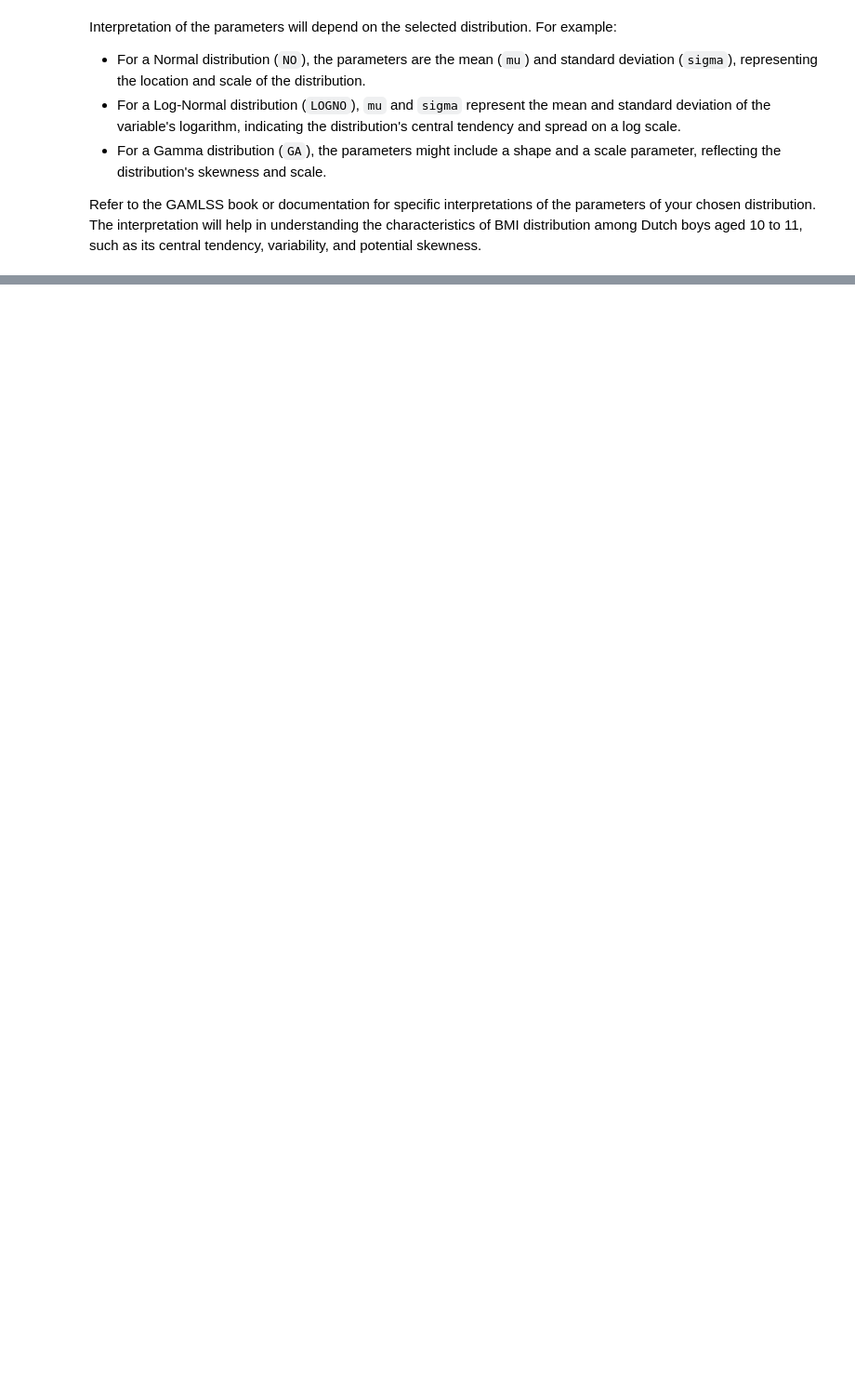
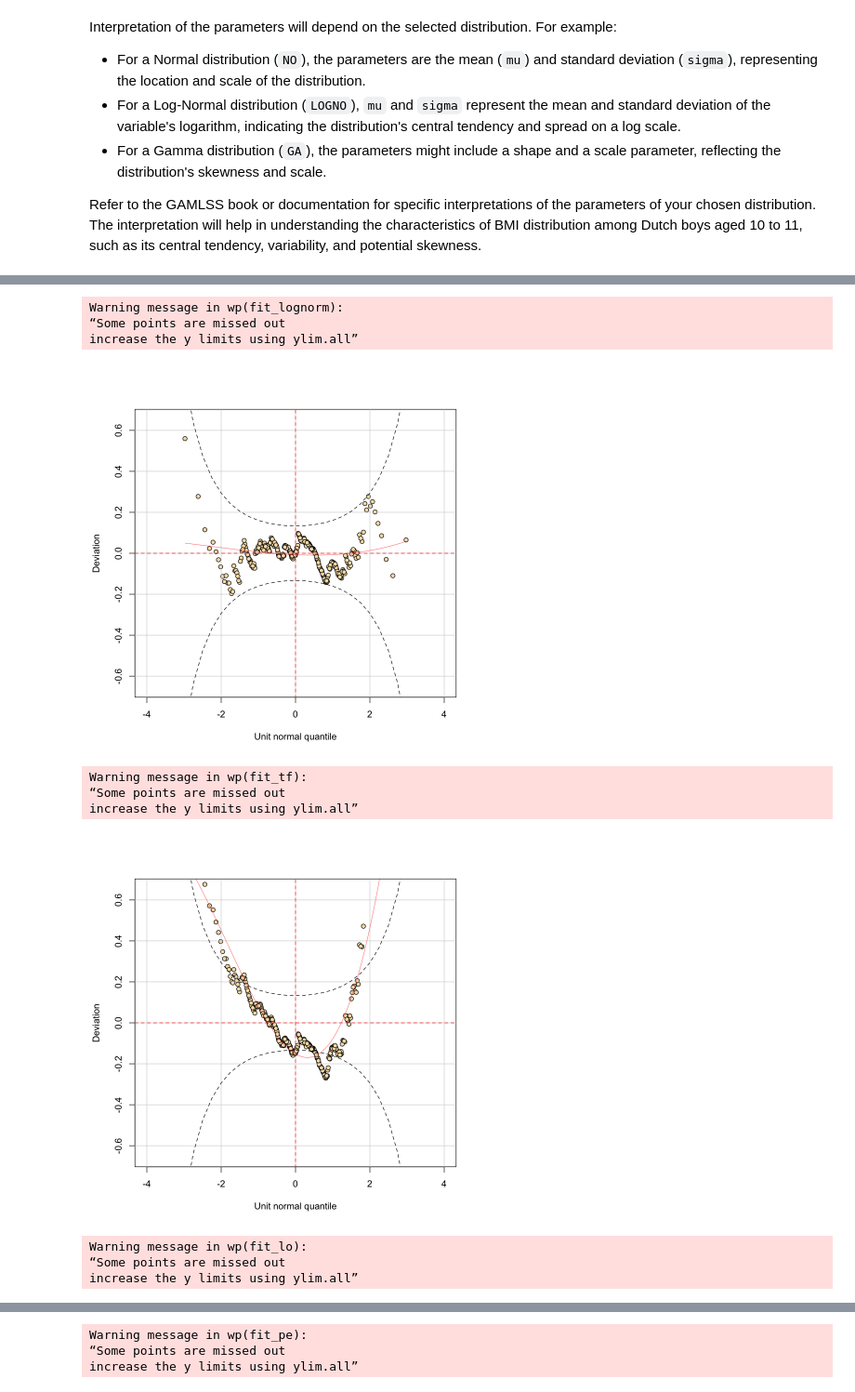
Before and after one commit to skingham/londonmet_ma7007, a Jupyter notebook: notebooks/Assignment Draft.ipynb, the cells around one changed output, grey strips where cells are left out. Shown at 93% size. Saved outputs shown, nothing was run; the diff lists cells and outputs as text; code cells hidden in the pictures; blank space fills up the shorter version.

```diff
--- a/notebooks/Assignment Draft.ipynb
+++ b/notebooks/Assignment Draft.ipynb
@@ -104,0 +211,35 @@ Refer to the GAMLSS book or documentation for specific interpretations of the pa
+# %%
+
+wp(fit_jsu)
+
+wp(fit_lognorm)
+
+wp(fit_tf)
+
+wp(fit_lo)
+
+wp(fit_pe)
+
+wp(fit_gamma)
+
+wp(fit_norm)
+
+wp(fit_wei)
+
+wp(fit_gu)
+
+wp(fit_exp)
+
+wp(fit_lg)
+# %% [output]
+Warning message in wp(fit_lognorm):
+“Some points are missed out
+increase the y limits using ylim.all”
+[figure, added]
+Warning message in wp(fit_tf):
+“Some points are missed out
+increase the y limits using ylim.all”
+[figure, added]
+Warning message in wp(fit_lo):
+“Some points are missed out
+increase the y limits using ylim.all”
@@ -104,0 +247,3 @@ Refer to the GAMLSS book or documentation for specific interpretations of the pa
+Warning message in wp(fit_pe):
+“Some points are missed out
+increase the y limits using ylim.all”
```
Also changed, not shown: parts of 10 cells of this notebook, 2 other files.
